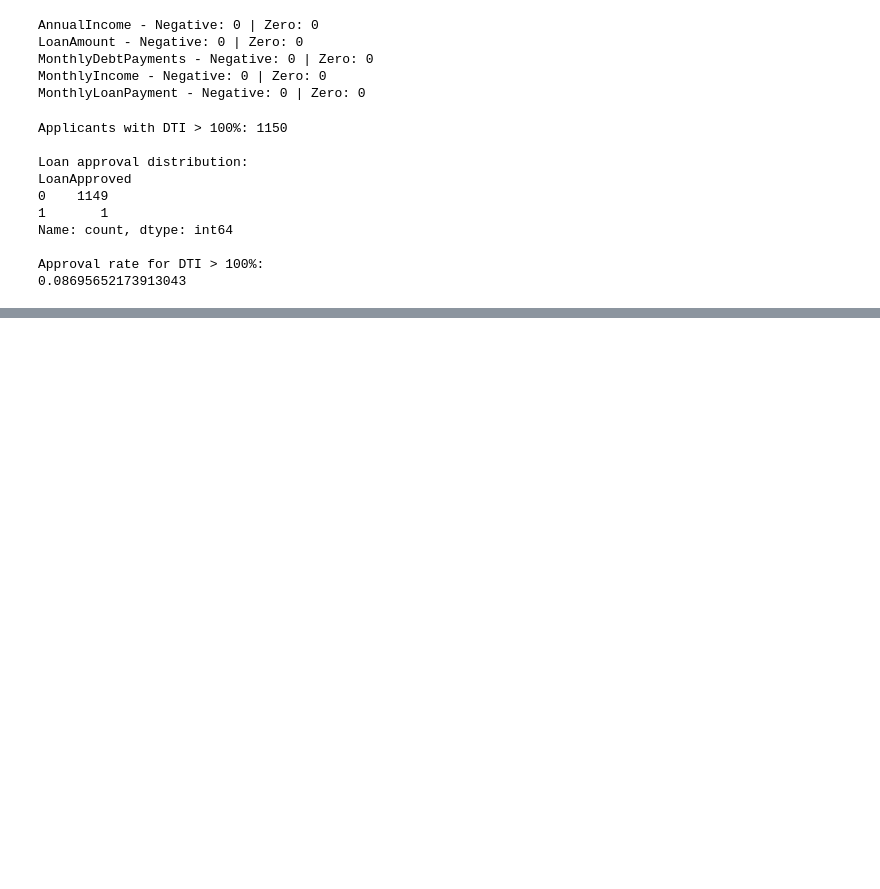
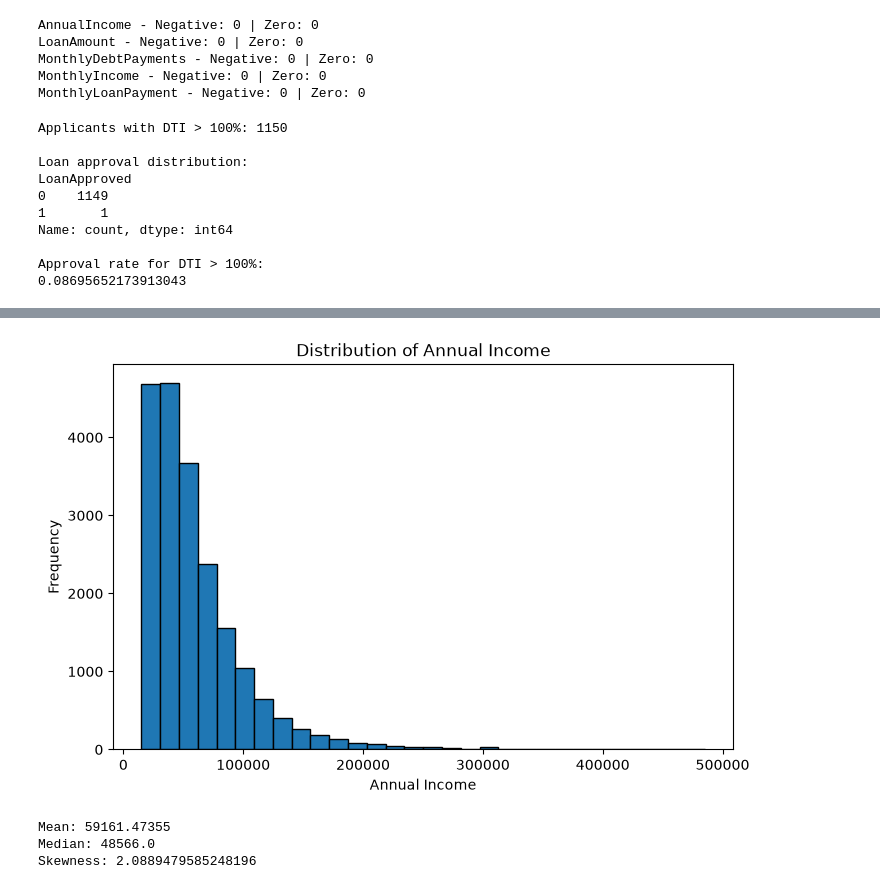
Before and after one commit to abilash3232-byte/CMP7005-PROGRAMMING-FOR-DATA-ANALYSIS, a Jupyter notebook: notebooks/CMP7005_PRAC.ipynb, the cells around one changed output, grey strips where cells are left out. Drawn from its saved outputs; the diff is of its cells as text; code cells hidden in the pictures; blank space fills up the shorter version.

```diff
--- a/notebooks/CMP7005_PRAC.ipynb
+++ b/notebooks/CMP7005_PRAC.ipynb
@@ -1458,0 +1630,24 @@ Approval rate for DTI > 100%:
+# %%
+plt.figure(figsize=(8, 5))
+
+plt.hist(
+    cleaned_df["AnnualIncome"],
+    bins=30,
+    edgecolor="black"
+)
+
+plt.title("Distribution of Annual Income")
+plt.xlabel("Annual Income")
+plt.ylabel("Frequency")
+
+plt.show()
+# %% [output]
+[figure, added]
+# %%
+print("Mean:", cleaned_df["AnnualIncome"].mean())
+print("Median:", cleaned_df["AnnualIncome"].median())
+print("Skewness:", cleaned_df["AnnualIncome"].skew())
+# %% [output]
+Mean: 59161.47355
+Median: 48566.0
+Skewness: 2.0889479585248196
```
Also changed, not shown: parts of 33 cells of this notebook.
